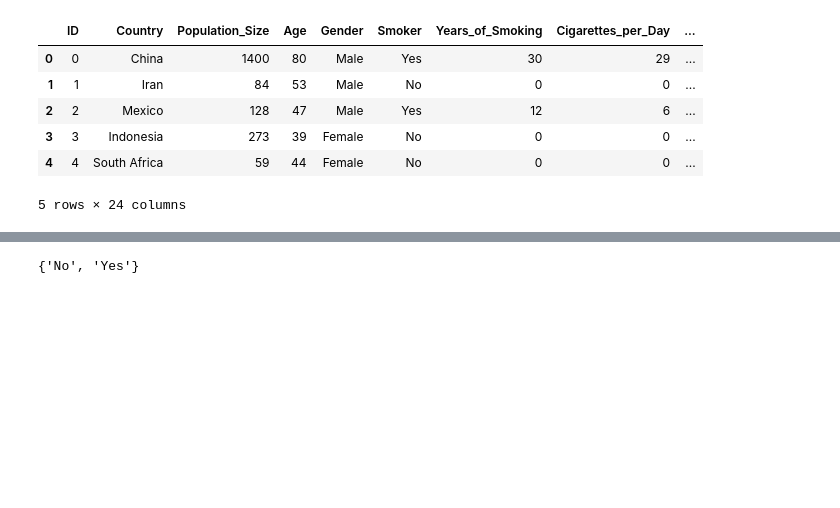
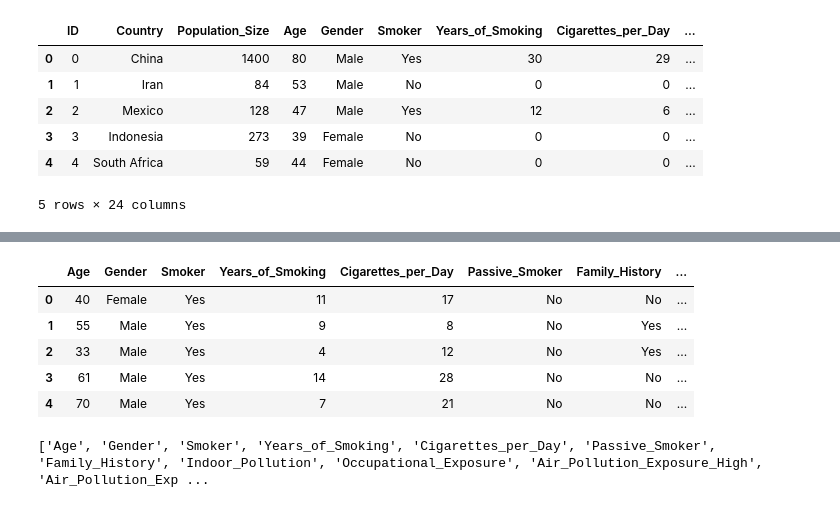
Before and after one commit to ademspr/fiap-ai-tech-challenge-01, a Jupyter notebook: notebooks/tech-challenger-01-model.ipynb, the cells around one changed output, grey strips where cells are left out. Cells and saved outputs as stored; diff of their text form; code cells hidden in the pictures; blank space fills up the shorter version.

```diff
--- a/notebooks/tech-challenger-01-model.ipynb
+++ b/notebooks/tech-challenger-01-model.ipynb
@@ -37,18 +74,31 @@ set()
 # %%
 # Removendo colunas nulas
 for col in null_columns:
-    df.fillna({col: "Unknown"}, inplace=True)
+    distributed_df.fillna({col: "Unknown"}, inplace=True)
 
-df.head()
-
-display(set(df['Lung_Cancer_Diagnosis']))
+distributed_df.head()
 # %% [output]
-{'No', 'Yes'}
+|  | Age | Gender | Smoker | Years_of_Smoking | Cigarettes_per_Day | Passive_Smoker | Family_History | ... |
+| 0 | 40 | Female | Yes | 11 | 17 | No | No | ... |
+| 1 | 55 | Male | Yes | 9 | 8 | No | Yes | ... |
+| 2 | 33 | Male | Yes | 4 | 12 | No | Yes | ... |
+| 3 | 61 | Male | Yes | 14 | 28 | No | No | ... |
+| 4 | 70 | Male | Yes | 7 | 21 | No | No | ... |
 # %%
-from sklearn.preprocessing import LabelEncoder, OneHotEncoder
+# Normalizando as colunas
+labels_to_analisy = [
+    'Age',
+    'Gender',
+    'Smoker',
+    'Years_of_Smoking',
+    'Cigarettes_per_Day',
+    'Passive_Smoker',
+    'Family_History',
+    "Indoor_Pollution",
+    "Occupational_Exposure"
+]
 
 le = LabelEncoder()
-# Codificando colunas categóricas
 labels_to_encode = [
     "Lung_Cancer_Diagnosis",
     "Gender",
@@ -56,18 +106,26 @@ labels_to_encode = [
     "Passive_Smoker",
     "Indoor_Pollution",
     "Family_History",
+    "Occupational_Exposure"
 ]
 
 for label in labels_to_encode:
-    df[label] = le.fit_transform(df[label])
+    distributed_df[label] = le.fit_transform(distributed_df[label])
 
 
 ohe = OneHotEncoder(sparse_output=False)
 labels_hot_encode = [
-    "Air_Pollution_Exposure"
+    "Air_Pollution_Exposure",
+    "Healthcare_Access",
 ]
+
 for label in labels_hot_encode:
-    encoded = ohe.fit_transform(df[[label]])
-    df = df.join(pd.DataFrame(encoded, columns=ohe.get_feature_names_out([label])))
-    df.drop(columns=[label], inplace=True)
+    encoded = ohe.fit_transform(distributed_df[[label]])
+    distributed_df = distributed_df.join(pd.DataFrame(encoded, columns=ohe.get_feature_names_out([label])))
+    distributed_df.drop(columns=[label], inplace=True)
+    labels_to_analisy.extend(ohe.get_feature_names_out([label]))
+
+print(labels_to_analisy)
+# %% [output]
+['Age', 'Gender', 'Smoker', 'Years_of_Smoking', 'Cigarettes_per_Day', 'Passive_Smoker', 'Family_History', 'Indoor_Pollution', 'Occupational_Exposure', 'Air_Pollution_Exposure_High', 'Air_Pollution_Exp ...
 # %%
```
Also changed, not shown: parts of 26 cells of this notebook.
